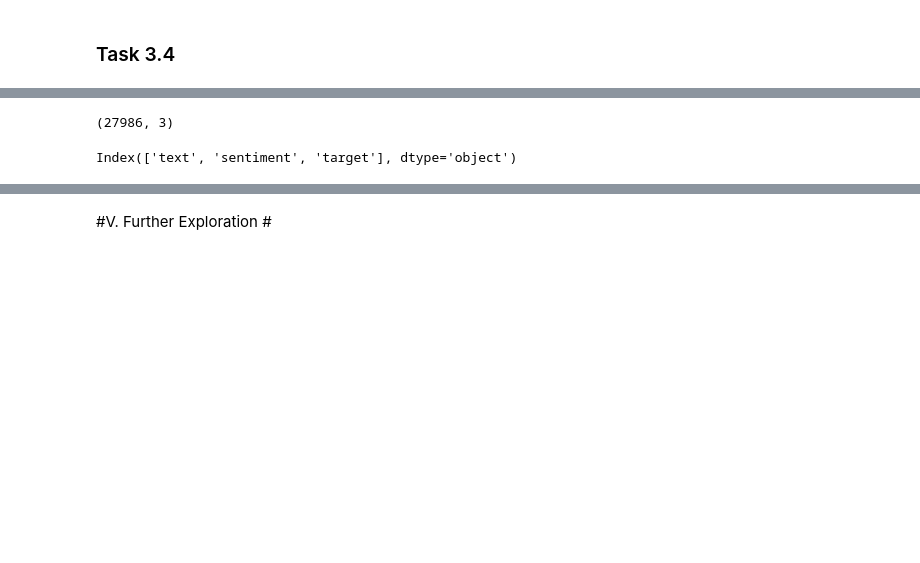
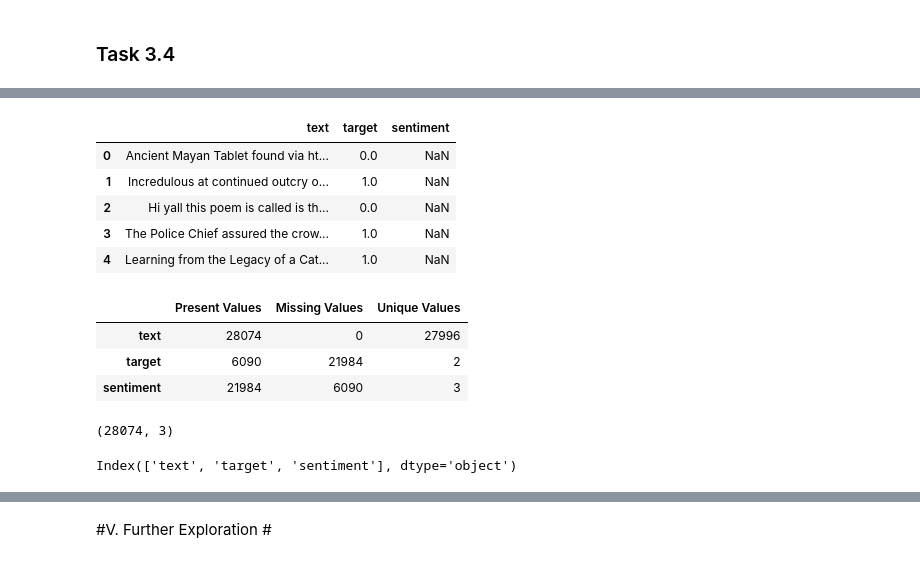
Before and after one commit to nates27/multi-task-learning, a Jupyter notebook: bt5151_gp_npk.ipynb, the cells around one changed output, grey strips where cells are left out. Cells and saved outputs as stored; diff of their text form; code cells hidden in the pictures; blank space fills up the shorter version.

```diff
--- a/bt5151_gp_npk.ipynb
+++ b/bt5151_gp_npk.ipynb
@@ -830,0 +671,4 @@ data_quality(sd_train_data)
+# %%
+# Setting the sentiment "target" column back to "sentiment"
+s_train_concat = s_train_data.rename(columns={"target":"sentiment"}).copy()
+s_val_concat = s_val_data.rename(columns={"target":"sentiment"}).copy()
@@ -831,9 +684,30 @@ data_quality(sd_train_data)
+# %%
+# Concatenating the datasets to creat D_12
+sd_train_data = pd.concat([d_train_data, s_train_concat], ignore_index=True)
+sd_val_data = pd.concat([d_val_data, s_val_concat], ignore_index=True)
+# %%
+sd_train_data.head()
+# %% [output]
+|  | text | target | sentiment |
+| 0 | Ancient Mayan Tablet found via ht... | 0.0 | NaN |
+| 1 | Incredulous at continued outcry o... | 1.0 | NaN |
+| 2 | Hi yall this poem is called is th... | 0.0 | NaN |
+| 3 | The Police Chief assured the crow... | 1.0 | NaN |
+| 4 | Learning from the Legacy of a Cat... | 1.0 | NaN |
+# %%
+# Checking quality
+data_quality(sd_train_data)
+# %% [output]
+|  | Present Values | Missing Values | Unique Values |
+| text | 28074 | 0 | 27996 |
+| target | 6090 | 21984 | 2 |
+| sentiment | 21984 | 6090 | 3 |
 # %%
 sd_train_data.shape
 # %% [output]
-(27986, 3)
+(28074, 3)
 # %%
 sd_train_data.columns
 # %% [output]
-Index(['text', 'sentiment', 'target'], dtype='object')
+Index(['text', 'target', 'sentiment'], dtype='object')
 # %%
```
Also changed, not shown: parts of 103 cells of this notebook.
